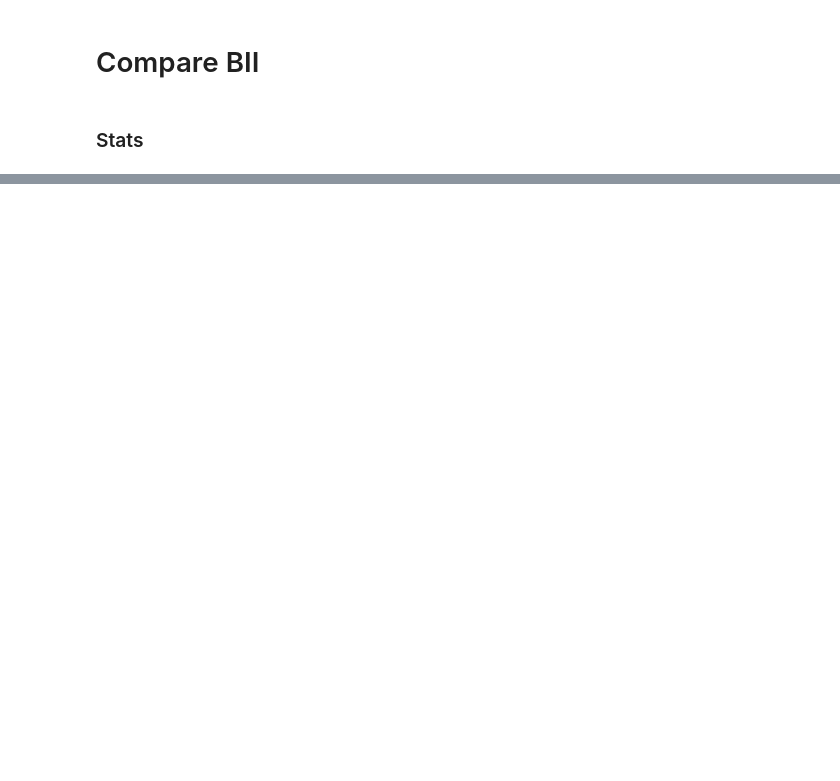
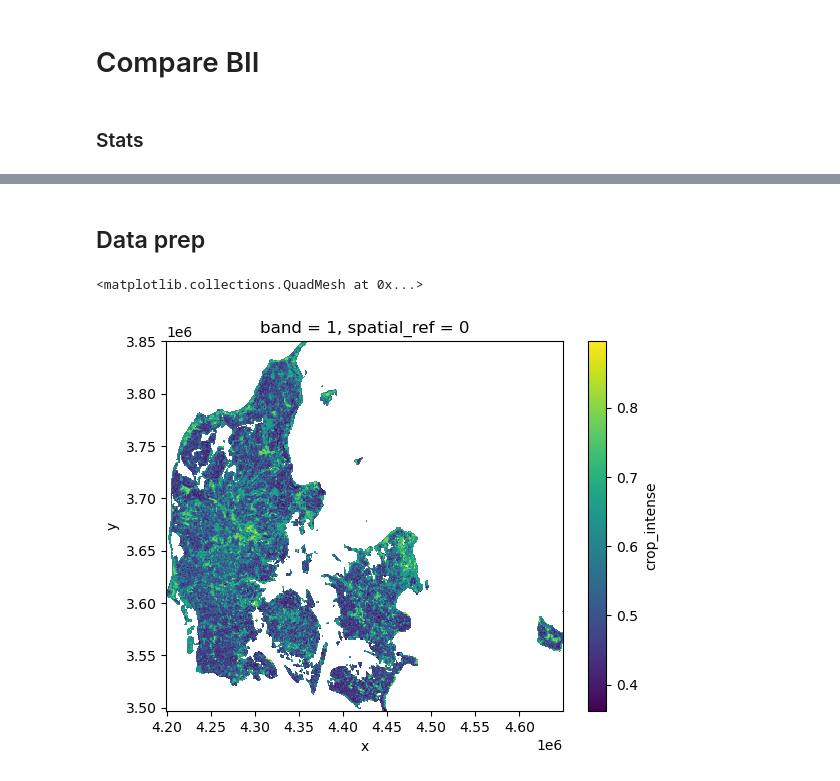
Before and after one commit to Assimila/LEON-P5, a Jupyter notebook: 5_validation.ipynb, the cells around one changed output, grey strips where cells are left out. Cells and saved outputs as stored; diff of their text form; code cells hidden in the pictures; blank space fills up the shorter version.

```diff
--- a/5_validation.ipynb
+++ b/5_validation.ipynb
@@ -662,0 +670,29 @@ plt.show()
+# %% [markdown]
+## Data prep
+# %%
+proxy = rxr.open_rasterio(base / "Validation/Bioscore/Proxzysum_tiff.tif").squeeze()
+bioscore = rxr.open_rasterio(base / "Validation/Bioscore/Bioscore_tiff.tif").squeeze()
+artscore = rxr.open_rasterio(base / "Validation/Bioscore/Artscore_tiff.tif").squeeze()
+
+bii_dnk_pred_21 = rxr.open_rasterio(base / "BII_LU_layer/BII layers/v1/bii_world_DK_21.tif").squeeze()
+ab_dnk_pred_21 = rxr.open_rasterio(base / "BII_LU_layer/BII layers/v1/ab_world_DK_21.tif").squeeze()
+# %%
+from rasterio.enums import Resampling
+
+# your predicted layers are already in EPSG:3035 at ~1km — use as target grid
+target = bii_dnk_pred_21
+
+# reproject + resample reference layers to match predicted grid (mean of pixels within each 1km cell)
+proxy_1km = proxy.rio.reproject_match(target, resampling=Resampling.average)
+bioscore_1km = bioscore.rio.reproject_match(target, resampling=Resampling.average)
+artscore_1km = artscore.rio.reproject_match(target, resampling=Resampling.average)
+
+# mask nodata
+proxy_1km = proxy_1km.where(proxy_1km != proxy_1km.rio.nodata)
+bioscore_1km = bioscore_1km.where(bioscore_1km != bioscore_1km.rio.nodata)
+artscore_1km = artscore_1km.where(artscore_1km != artscore_1km.rio.nodata)
+# %%
+target.plot()
+# %% [output]
+<matplotlib.collections.QuadMesh at 0x...>
+[figure, added]
```
Also changed, not shown: parts of 17 cells of this notebook.
